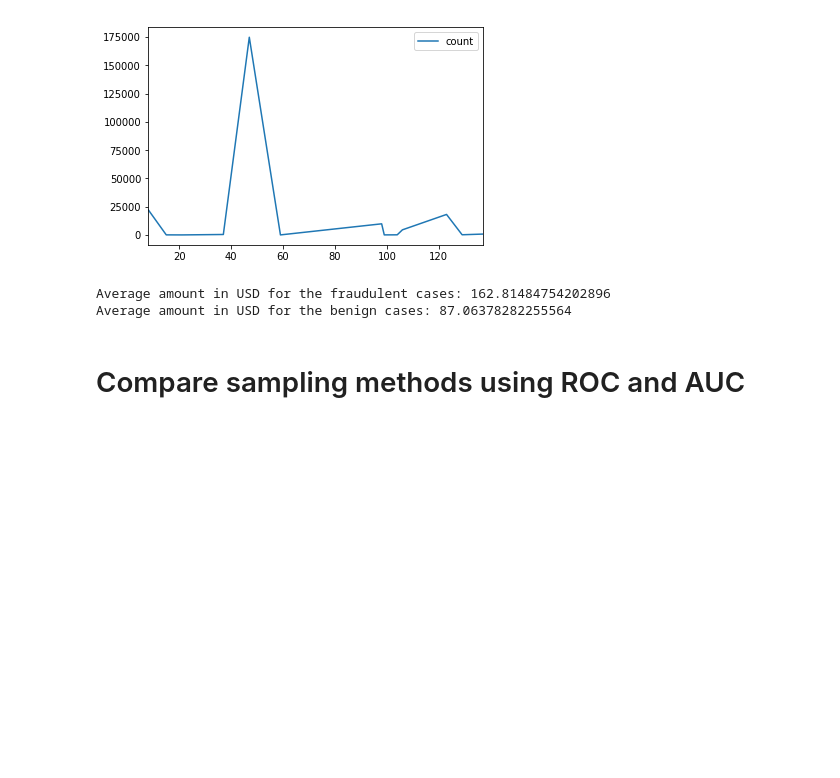
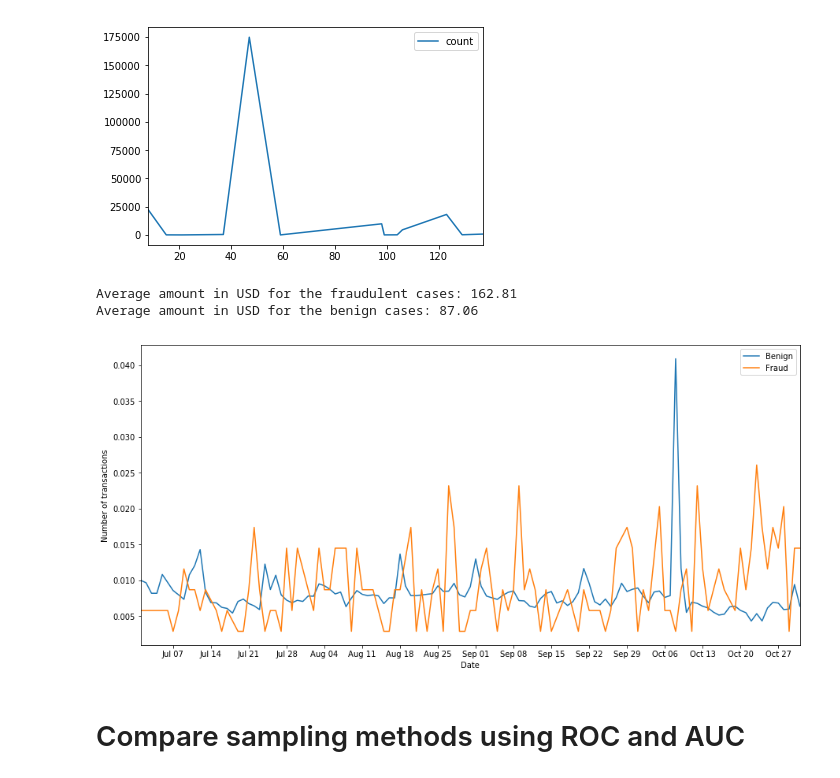
Before and after one commit to R-Graafmans/CDA_CS4035, a Jupyter notebook: Week 1 - Credit Card Fraud/main.ipynb, the cells around one changed output. Saved outputs shown, nothing was run; the diff lists cells and outputs as text; code cells hidden in the pictures; blank space fills up the shorter version.

```diff
--- a/Week 1 - Credit Card Fraud/main.ipynb
+++ b/Week 1 - Credit Card Fraud/main.ipynb
@@ -149,11 +147,31 @@ amount_benign_per_country.plot()
 # Calculate average transaction amounts.
 avg_usd_amount_fraud = fraud['usd_amount'].mean()
 avg_usd_amount_benign = benign['usd_amount'].mean()
-print("Average amount in USD for the fraudulent cases:", avg_usd_amount_fraud)
-print("Average amount in USD for the benign cases:", avg_usd_amount_benign)
+print("Average amount in USD for the fraudulent cases:", round(avg_usd_amount_fraud, 2))
+print("Average amount in USD for the benign cases:", round(avg_usd_amount_benign, 2))
 # %% [output]
-Average amount in USD for the fraudulent cases: 162.81484754202896
-Average amount in USD for the benign cases: 87.06378282255564
+Average amount in USD for the fraudulent cases: 162.81
+Average amount in USD for the benign cases: 87.06
+# %%
+# Plot the fraction of fraudulent/benign transactions per day
+d_benign = benign.groupby('creationdate')['amount'].agg(['count']).rename(columns={'count': 'Benign'})
+d_benign['Benign'] = d_benign['Benign'] / len(benign)
+d_fraud = fraud.groupby('creationdate')['amount'].agg(['count']).rename(columns={'count': 'Fraud'})
+d_fraud['Fraud'] = d_fraud['Fraud'] / len(fraud)
+
+plt.figure(1, figsize=(15,7))
+fig = plt.gcf()
+ax = plt.gca()
+
+d_benign.plot(ax=ax)
+d_fraud.plot(ax=ax)
+ax.set(xlabel="Date", ylabel="Number of transactions")
+ax.xaxis.set_major_locator(mdates.WeekdayLocator())
+ax.xaxis.set_major_formatter(mdates.DateFormatter('%b %d'))
+plt.savefig("transactions_per_day.png")
+plt.show()
+# %% [output]
+[figure, added]
 # %% [markdown]
 # Compare sampling methods using ROC and AUC
 # %%
```
Also changed, not shown: parts of 3 cells of this notebook, 11 other files.
